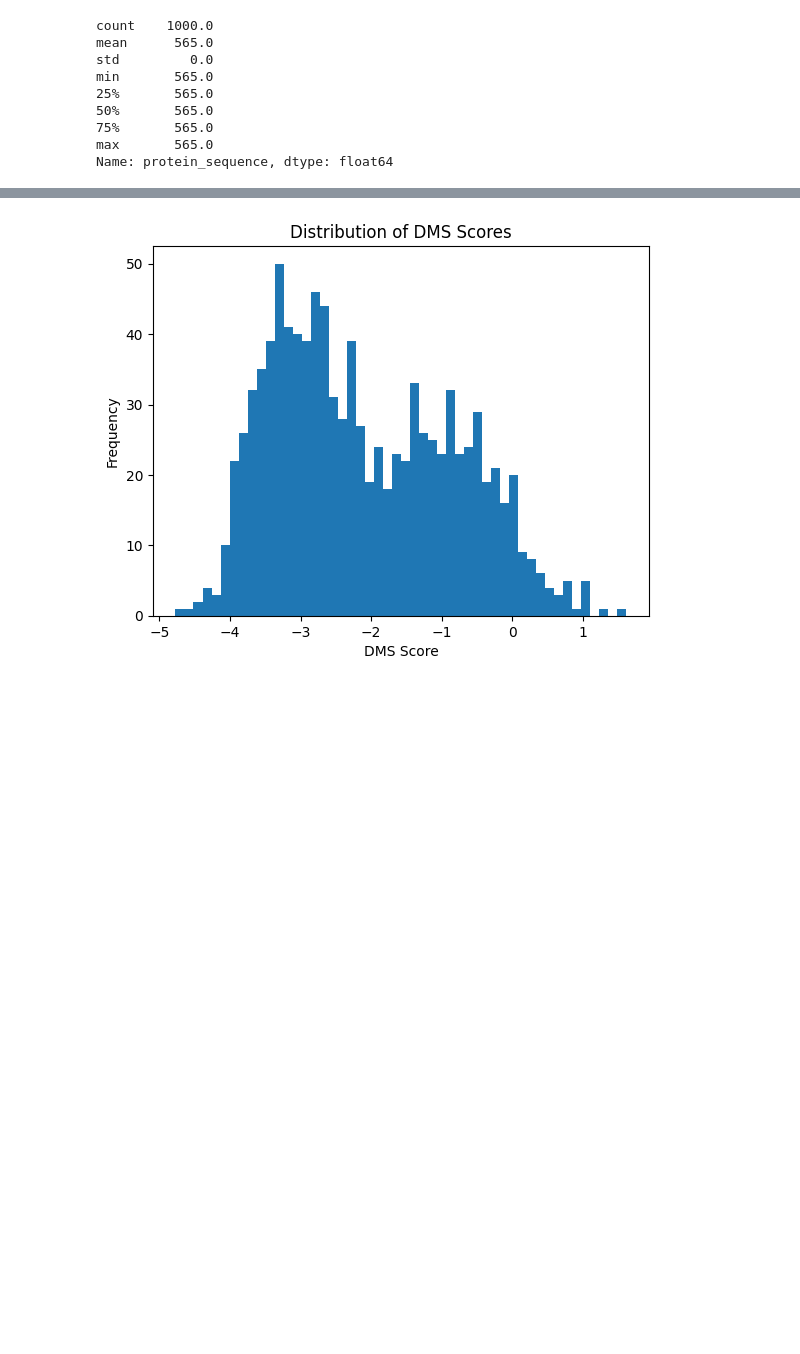
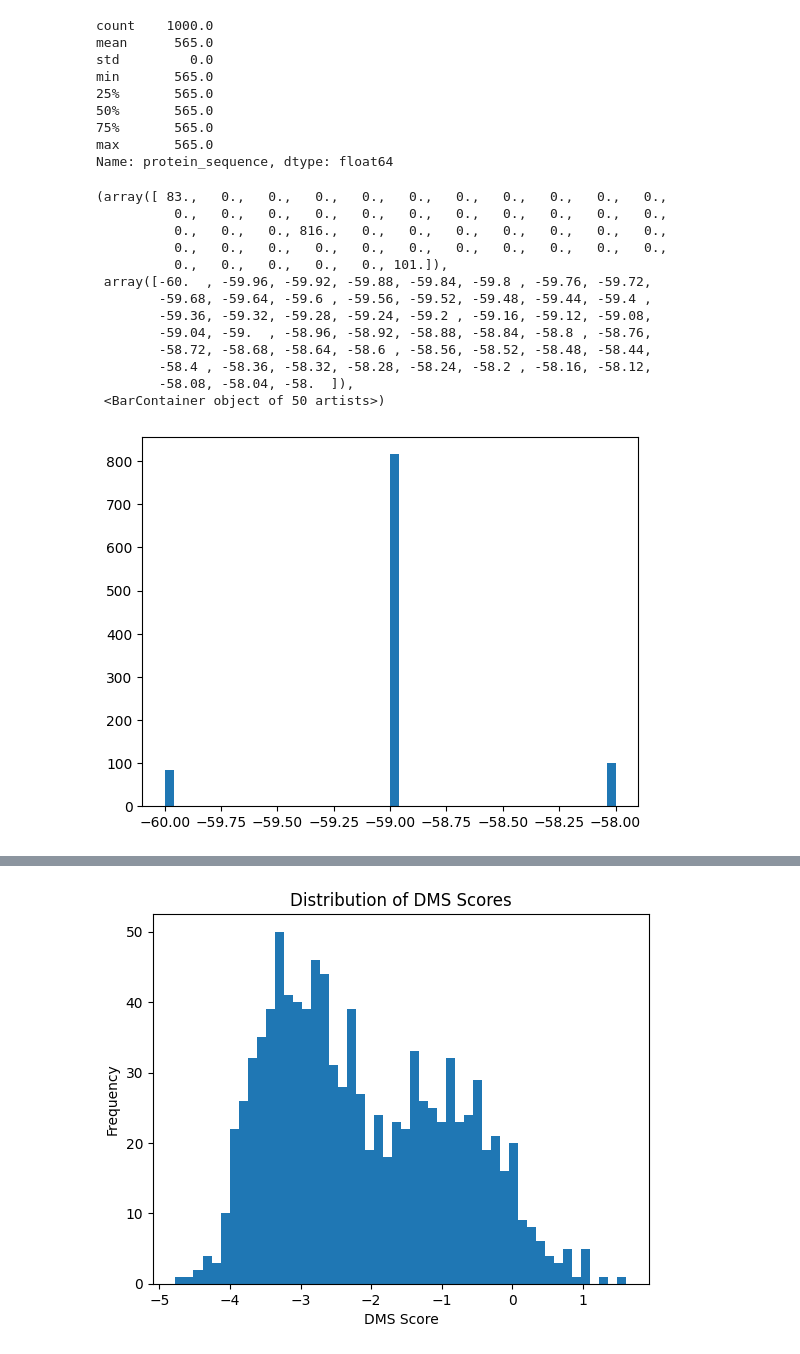
Before and after one commit to mohitpandey92/protein-mlutils, a Jupyter notebook: notebook/1_EDA_2025_07_06.ipynb, the cells around one changed output, grey strips where cells are left out. Cells and saved outputs as stored; diff of their text form; code cells hidden in the pictures; blank space fills up the shorter version.

```diff
--- a/notebook/1_EDA_2025_07_06.ipynb
+++ b/notebook/1_EDA_2025_07_06.ipynb
@@ -39,3 +39,25 @@ min       565.0
 75%       565.0
 max       565.0
 Name: protein_sequence, dtype: float64
+# %%
+import proteinmlutils.charge_analysis as charge_analysis
+protein_df["negative_charge"]=protein_df["protein_sequence"].apply(lambda x: charge_analysis.total_charge_fn(x, type="negative_charge"))
+protein_df["positive_charge"]=protein_df["protein_sequence"].apply(lambda x: charge_analysis.total_charge_fn(x, type="positive_charge"))
+protein_df["net_charge"]=protein_df["positive_charge"]+protein_df["negative_charge"]
+
+plt.hist(protein_df["avg_negative_charge"], bins=50)
+# %% [output]
+(array([ 83.,   0.,   0.,   0.,   0.,   0.,   0.,   0.,   0.,   0.,   0.,
+          0.,   0.,   0.,   0.,   0.,   0.,   0.,   0.,   0.,   0.,   0.,
+          0.,   0.,   0., 816.,   0.,   0.,   0.,   0.,   0.,   0.,   0.,
+          0.,   0.,   0.,   0.,   0.,   0.,   0.,   0.,   0.,   0.,   0.,
+          0.,   0.,   0.,   0.,   0., 101.]),
+ array([-60.  , -59.96, -59.92, -59.88, -59.84, -59.8 , -59.76, -59.72,
+        -59.68, -59.64, -59.6 , -59.56, -59.52, -59.48, -59.44, -59.4 ,
+        -59.36, -59.32, -59.28, -59.24, -59.2 , -59.16, -59.12, -59.08,
+        -59.04, -59.  , -58.96, -58.92, -58.88, -58.84, -58.8 , -58.76,
+        -58.72, -58.68, -58.64, -58.6 , -58.56, -58.52, -58.48, -58.44,
+        -58.4 , -58.36, -58.32, -58.28, -58.24, -58.2 , -58.16, -58.12,
+        -58.08, -58.04, -58.  ]),
+ <BarContainer object of 50 artists>)
+[figure, added]
```
Also changed, not shown: parts of 5 cells of this notebook, 1 other file.
